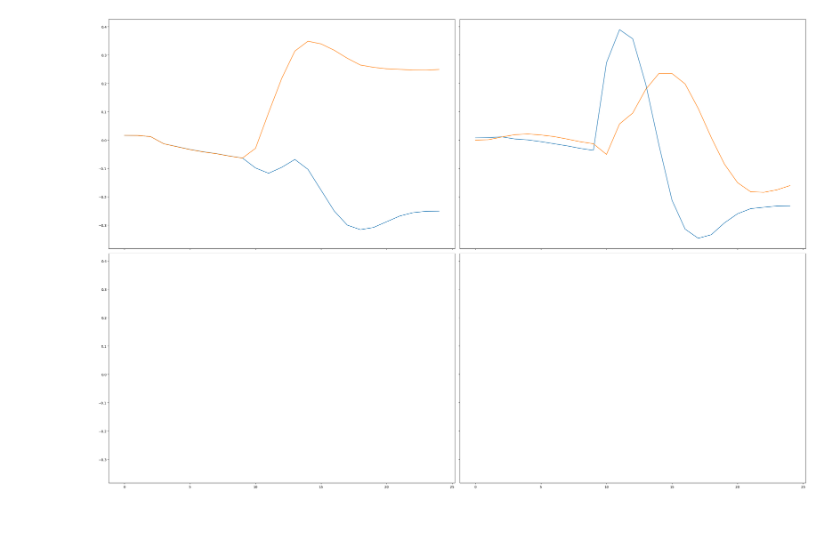
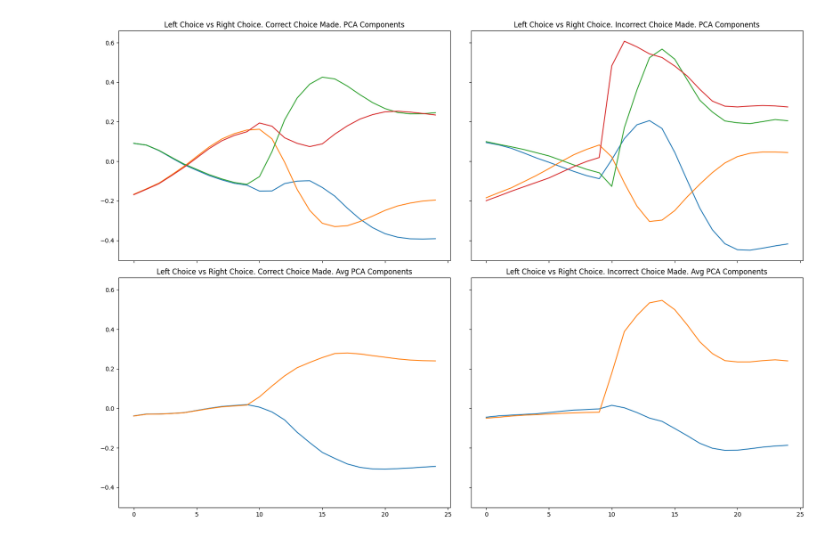
Before and after one commit to jshengen/OOPBinaryClassification, a Jupyter notebook: 3OutsObjectOriented.ipynb, the cells around one changed output. Drawn from its saved outputs; the diff is of its cells as text; code cells hidden in the pictures.

```diff
--- a/3OutsObjectOriented.ipynb
+++ b/3OutsObjectOriented.ipynb
@@ -856,6 +859,8 @@ class netModel:
             print("Please generate and split your data before creating the model")
         else:
             #initialize the model
+            self.UNITS = UNITS
+
             model = keras.models.Sequential()
 
             #add the input layer
@@ -1467,30 +1515,49 @@ pcaShaped = pca_result.reshape((len(run.mod.inputTestData), ensembleCreator.TOTA
 # %%
-fig, ax = plt.subplots(2,2,figsize = (30,20), sharex=True, sharey= True, layout="tight")
+fig, ax = plt.subplots(2,2,figsize = (17,12), sharex=True, sharey= True, layout="tight")
+fig.tight_layout(pad=1.9)
 
-leftChoiceCorrect = list(set(see.correct).intersection(set(see.leftCorrectCh)))
 
-leftChoiceIncorrect = list(set(see.incorrect).intersection(set(see.leftCorrectCh)))
+leftChoiceCorrect = see.intersection(see.correct, see.leftCorrectCh)
 
-rightChoiceCorrect = list(set(see.correct).intersection(set(see.rightCorrectCh)))
+leftChoiceIncorrect = see.intersection(see.incorrect, see.leftCorrectCh)
 
-rightChoiceIncorrect = list(set(see.incorrect).intersection(set(see.rightCorrectCh)))
+rightChoiceCorrect = see.intersection(see.correct, see.rightCorrectCh)
 
-start = 6
+rightChoiceIncorrect = see.intersection(see.incorrect, see.rightCorrectCh)
 
-end = start + 1
+start = 5
 
-lCor = see.avg(leftChoiceCorrect, pcaShaped)
+end = start + 2
+
+lCor = see.avg(leftChoiceCorrect, see.pcaShaped)
 ax[0][0].plot(lCor[:,start:end])
 
-lIncor = see.avg(leftChoiceIncorrect, pcaShaped)
+lIncor = see.avg(leftChoiceIncorrect, see.pcaShaped)
 ax[0][1].plot(lIncor[:,start:end])
 
-rCor = see.avg(rightChoiceCorrect, pcaShaped)
+rCor = see.avg(rightChoiceCorrect, see.pcaShaped)
 ax[0][0].plot(rCor[:,start:end])
 
-rIncor = see.avg(rightChoiceIncorrect, pcaShaped)
+rIncor = see.avg(rightChoiceIncorrect, see.pcaShaped)
 ax[0][1].plot(rIncor[:,start:end])
 
+#avg left val
+avglV = np.mean(lCor[:,start:end], axis= 1)
+avgrV = np.mean(rCor[:,start:end], axis= 1)
+ax[1][0].plot(avglV)
+ax[1][0].plot(avgrV)
+
+avglVwrong = np.mean(lIncor[:,start:end], axis= 1)
+avgrVwrong = np.mean(rIncor[:,start:end], axis= 1)
+ax[1][1].plot(avglVwrong)
+ax[1][1].plot(avgrVwrong)
+
+ax[0][0].set_title("Left Choice vs Right Choice. Correct Choice Made. PCA Components")
+ax[0][1].set_title("Left Choice vs Right Choice. Incorrect Choice Made. PCA Components")
+
+ax[1][0].set_title("Left Choice vs Right Choice. Correct Choice Made. Avg PCA Components")
+ax[1][1].set_title("Left Choice vs Right Choice. Incorrect Choice Made. Avg PCA Components")
+
 plt.show()
 # %% [output]
-[figure, old version]
+[figure, new version]
```
Also changed, not shown: parts of 11 cells of this notebook.
